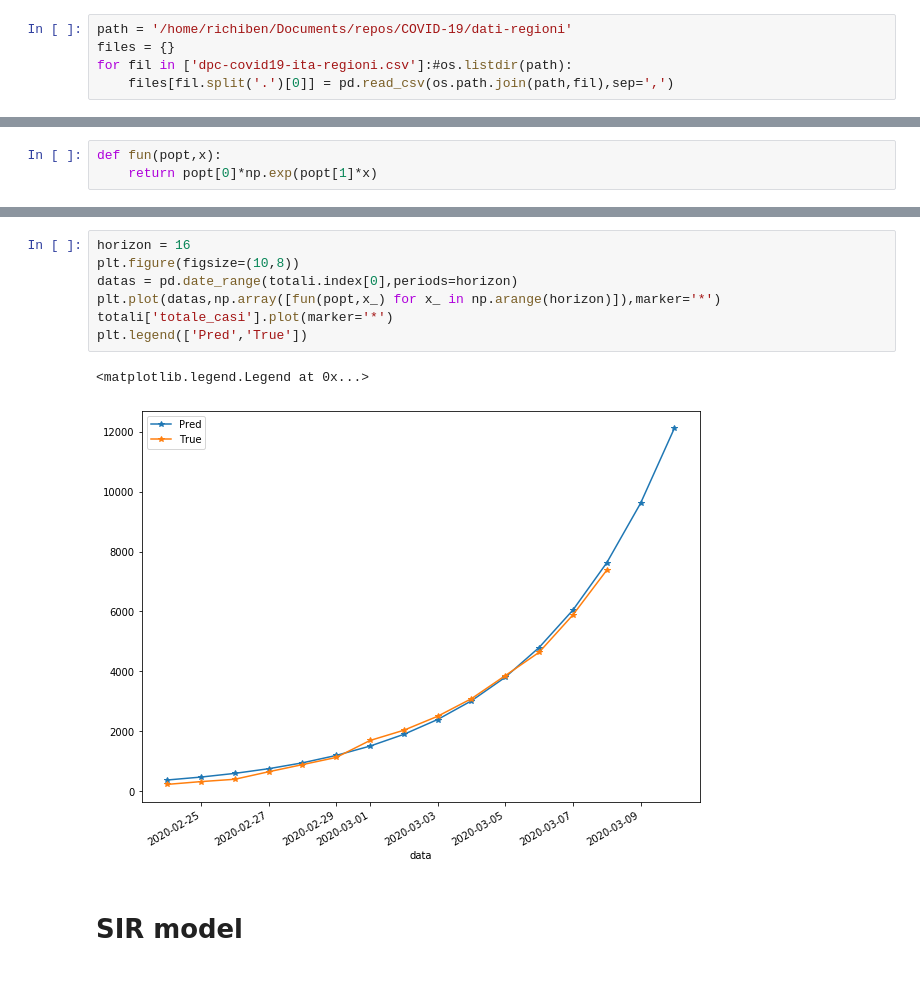
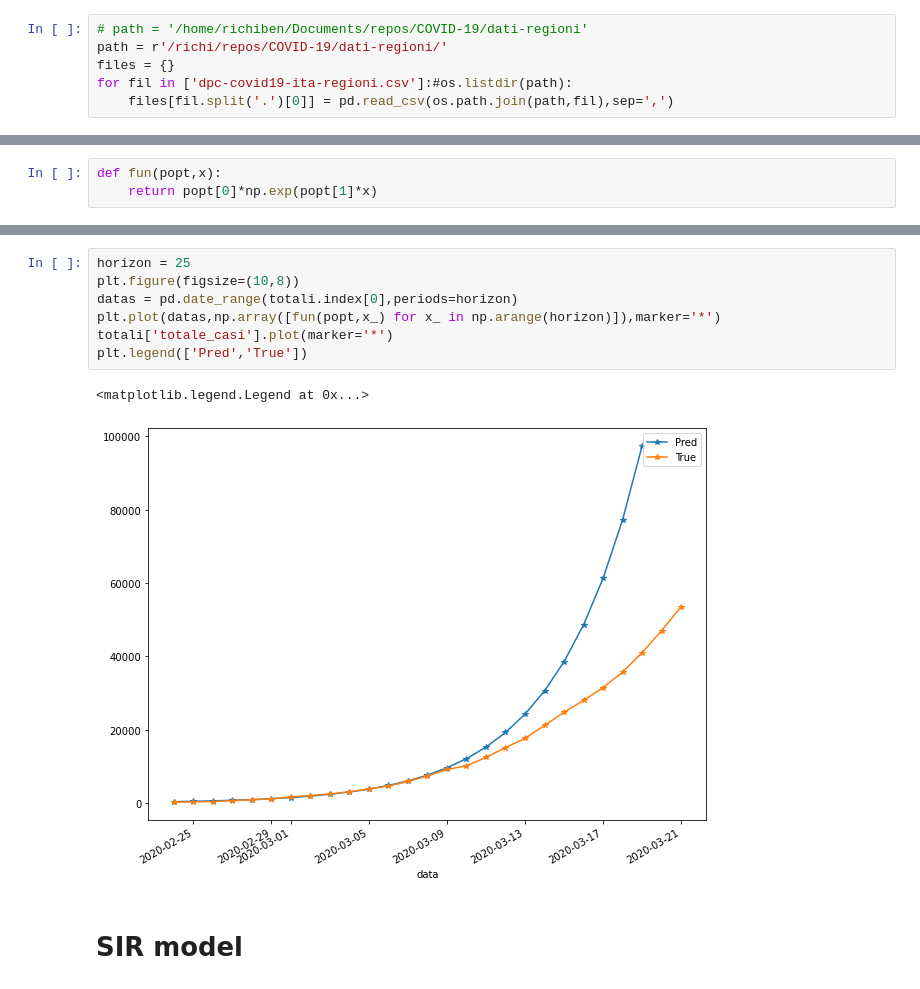
Before and after one commit to richiben93/misc, a Jupyter notebook: cov19_anal.ipynb, the cells around one changed output, grey strips where cells are left out. Saved outputs shown, nothing was run; the diff lists cells and outputs as text.

```diff
--- a/cov19_anal.ipynb
+++ b/cov19_anal.ipynb
@@ -9,5 +10,6 @@ import scipy
 # %%
-path = '/home/richiben/Documents/repos/COVID-19/dati-regioni'
+# path = '/home/richiben/Documents/repos/COVID-19/dati-regioni'
+path = r'/richi/repos/COVID-19/dati-regioni/'
 files = {}
 for fil in ['dpc-covid19-ita-regioni.csv']:#os.listdir(path):
     files[fil.split('.')[0]] = pd.read_csv(os.path.join(path,fil),sep=',')
@@ -60,13 +92,13 @@ pcov:  [[ 1.03987156e+03 -2.83284918e-01]
 # %%
-horizon = 16
+horizon = 25
 plt.figure(figsize=(10,8))
 datas = pd.date_range(totali.index[0],periods=horizon)
 plt.plot(datas,np.array([fun(popt,x_) for x_ in np.arange(horizon)]),marker='*')
 totali['totale_casi'].plot(marker='*')
 plt.legend(['Pred','True'])
 # %% [output]
 <matplotlib.legend.Legend at 0x...>
-[figure, old version]
+[figure, new version]
 # %% [markdown]
 # SIR model
 # %%
```
Also changed, not shown: parts of 16 cells of this notebook.
